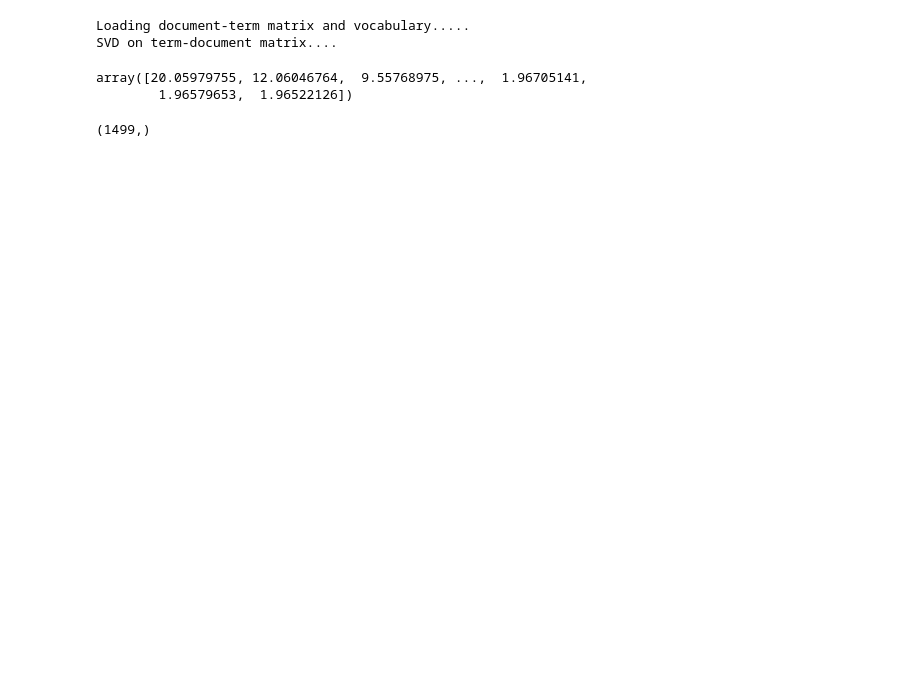
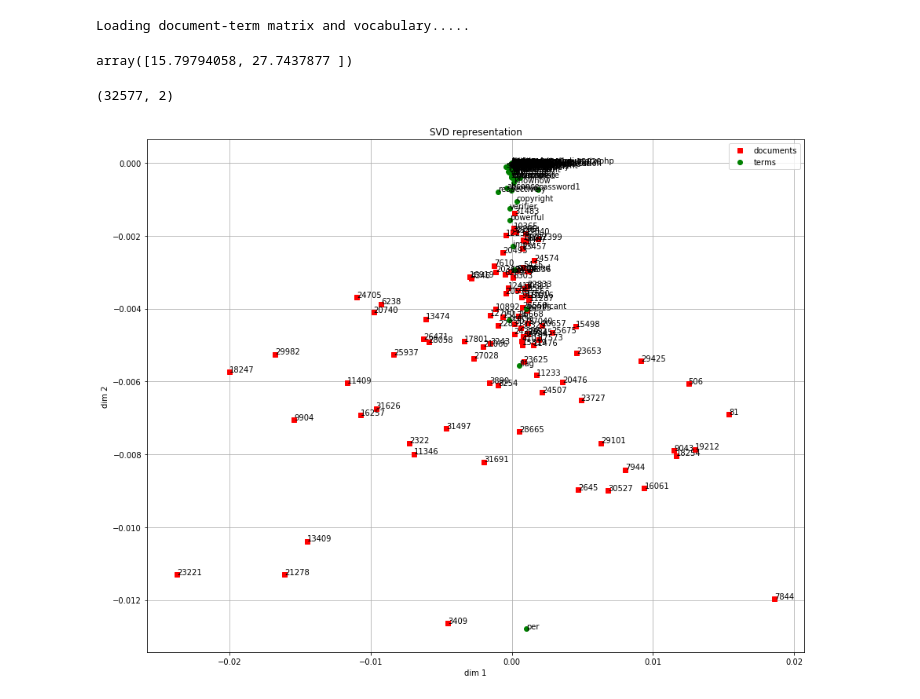
Before and after one commit to vijinkp/ds-projects, a Jupyter notebook: text-analysis/Untitled.ipynb, the cells around one changed output. Drawn from its saved outputs; the diff is of its cells as text; code cells hidden in the pictures; blank space fills up the shorter version.

```diff
--- a/text-analysis/Untitled.ipynb
+++ b/text-analysis/Untitled.ipynb
@@ -22,22 +22,50 @@ from sklearn.utils.extmath import randomized_svd
 # %%
 print('Loading document-term matrix and vocabulary.....')
 # load the document term matrix and vocabulary
-with open('/home/vparambath/Desktop/iith/IR-Assignment2/dataset2/doc_term_matrix_50000.pkl','rb')as fp:
+with open('/home/vparambath/Desktop/iith/IR-Assignment2/dataset1/doc_term_matrix_50000.pkl','rb')as fp:
     doc_term_matrix = pickle.load(fp)
 
-print('SVD on term-document matrix....')
-u, s, vt = svds(doc_term_matrix, k=256)
+
+
+# print('SVD on term-document matrix....')
+U, S, VT = svds(doc_term_matrix.T, k=2)
 # %% [output]
 Loading document-term matrix and vocabulary.....
-SVD on term-document matrix....
 # %%
-U,S, VT = randomized_svd(doc_term_matrix, n_components=1500)
+#U,S, VT = randomized_svd(doc_term_matrix.T, n_components=2)
 # %%
 S
 # %% [output]
-array([20.05979755, 12.06046764,  9.55768975, ...,  1.96705141,
-        1.96579653,  1.96522126])
+array([15.79794058, 27.7437877 ])
-# %%
-S[1:].shape
-# %% [output]
-(1499,)
+# %%
+VT.T.shape
+# %% [output]
+(32577, 2)
+# %%
+with open('/home/vparambath/Desktop/iith/IR-Assignment2/dataset1/vocabulary_50000.pkl','rb')as fp:
+    vocab = pickle.load(fp)
+# %%
+inverted_vocab = {v: k for k, v in vocab.items()}
+# %%
+np.random.seed(265)
+sampled_term_indices = np.random.choice(len(U), 100)
+sampled_doc_indices = np.random.choice(len(VT.T), 100)
+terms = U[sampled_term_indices]
+docs = VT.T[sampled_doc_indices]
+
+plt.figure(figsize = (15,12))
+plt.title('SVD representation')
+plt.xlabel('dim 1')
+plt.ylabel('dim 2')
+plt.grid()
+l1, = plt.plot(docs[:,:1], docs[:,1:2], 'rs')
+l2, = plt.plot(terms[:,:1], terms[:,1:2], 'go')
+for i, txt_index in enumerate(range(terms.shape[0])):
+    plt.annotate(inverted_vocab[sampled_term_indices[i]], (terms[:, :1][i],terms[:, 1:][i]))
+
+for i, txt_index in enumerate(range(docs.shape[0])):
+    plt.annotate(sampled_doc_indices[i], (docs[:, :1][i],docs[:, 1:][i]))
+plt.legend((l1,l2), ('documents', 'terms'))
+plt.show()
+# %% [output]
+[figure, added]
```
Also changed, not shown: parts of 5 cells of this notebook, 3 other files.
